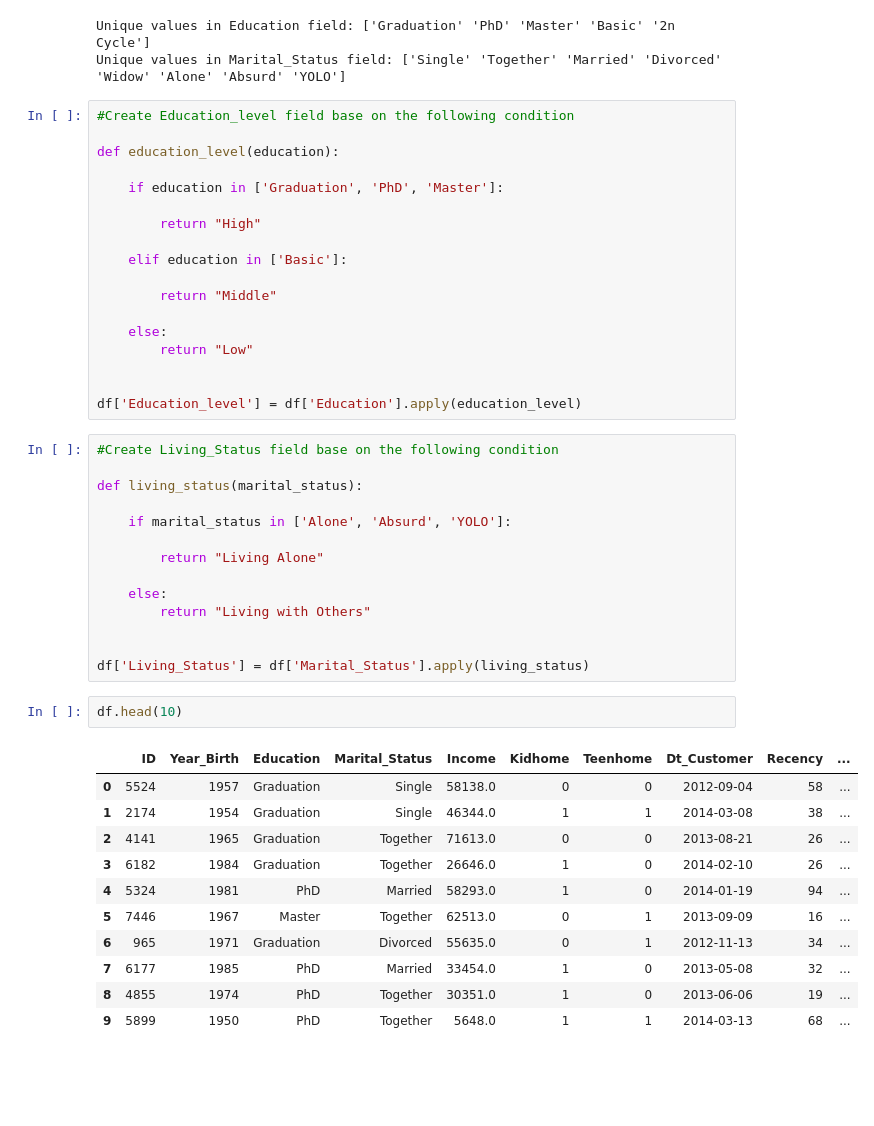
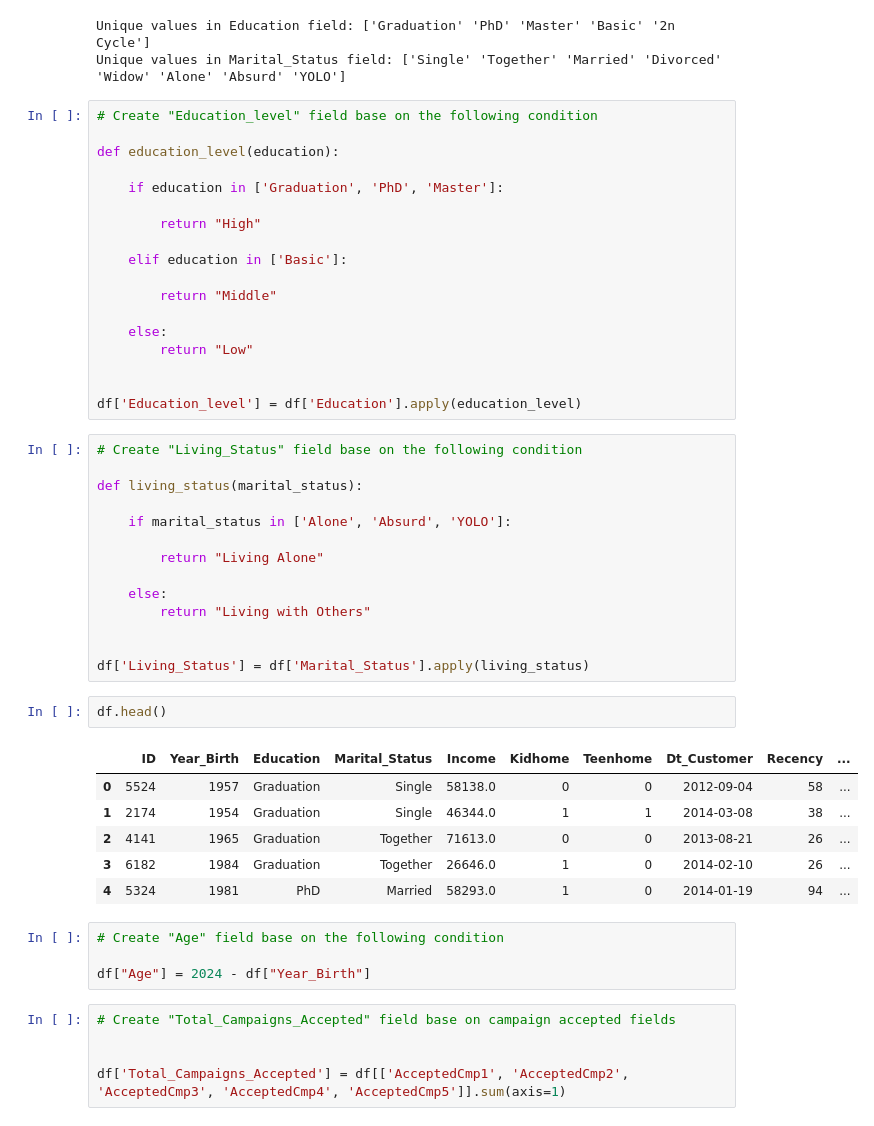
Before and after one commit to Ayomi-tech/Marketing-Campaign-Analysis, a Jupyter notebook: marketing_campaign_analysis.ipynb, the cells around one changed output. Drawn from its saved outputs; the diff is of its cells as text; blank space fills up the shorter version.

```diff
--- a/marketing_campaign_analysis.ipynb
+++ b/marketing_campaign_analysis.ipynb
@@ -104,7 +104,7 @@ print("Unique values in Marital_Status field:" , df['Marital_Status'].unique())
 Unique values in Education field: ['Graduation' 'PhD' 'Master' 'Basic' '2n Cycle']
 Unique values in Marital_Status field: ['Single' 'Together' 'Married' 'Divorced' 'Widow' 'Alone' 'Absurd' 'YOLO']
 # %%
-#Create Education_level field base on the following condition
+# Create "Education_level" field base on the following condition
 
 def education_level(education):
 
@@ -122,7 +122,7 @@ def education_level(education):
 
 df['Education_level'] = df['Education'].apply(education_level)
 # %%
-#Create Living_Status field base on the following condition
+# Create "Living_Status" field base on the following condition
 
 def living_status(marital_status):
 
@@ -136,16 +136,20 @@ def living_status(marital_status):
 
 df['Living_Status'] = df['Marital_Status'].apply(living_status)
 # %%
-df.head(10)
+df.head()
 # %% [output]
 |  | ID | Year_Birth | Education | Marital_Status | Income | Kidhome | Teenhome | Dt_Customer | Recency | ... |
 | 0 | 5524 | 1957 | Graduation | Single | 58138.0 | 0 | 0 | 2012-09-04 | 58 | ... |
 | 1 | 2174 | 1954 | Graduation | Single | 46344.0 | 1 | 1 | 2014-03-08 | 38 | ... |
 | 2 | 4141 | 1965 | Graduation | Together | 71613.0 | 0 | 0 | 2013-08-21 | 26 | ... |
 | 3 | 6182 | 1984 | Graduation | Together | 26646.0 | 1 | 0 | 2014-02-10 | 26 | ... |
 | 4 | 5324 | 1981 | PhD | Married | 58293.0 | 1 | 0 | 2014-01-19 | 94 | ... |
-| 5 | 7446 | 1967 | Master | Together | 62513.0 | 0 | 1 | 2013-09-09 | 16 | ... |
-| 6 | 965 | 1971 | Graduation | Divorced | 55635.0 | 0 | 1 | 2012-11-13 | 34 | ... |
-| 7 | 6177 | 1985 | PhD | Married | 33454.0 | 1 | 0 | 2013-05-08 | 32 | ... |
-| 8 | 4855 | 1974 | PhD | Together | 30351.0 | 1 | 0 | 2013-06-06 | 19 | ... |
-| 9 | 5899 | 1950 | PhD | Together | 5648.0 | 1 | 1 | 2014-03-13 | 68 | ... |
+# %%
+# Create "Age" field base on the following condition
+
+df["Age"] = 2024 - df["Year_Birth"]
+# %%
+# Create "Total_Campaigns_Accepted" field base on campaign accepted fields
+
+
+df['Total_Campaigns_Accepted'] = df[['AcceptedCmp1', 'AcceptedCmp2', 'AcceptedCmp3', 'AcceptedCmp4', 'AcceptedCmp5']].sum(axis=1)
```
Also changed, not shown: parts of 8 cells of this notebook.
